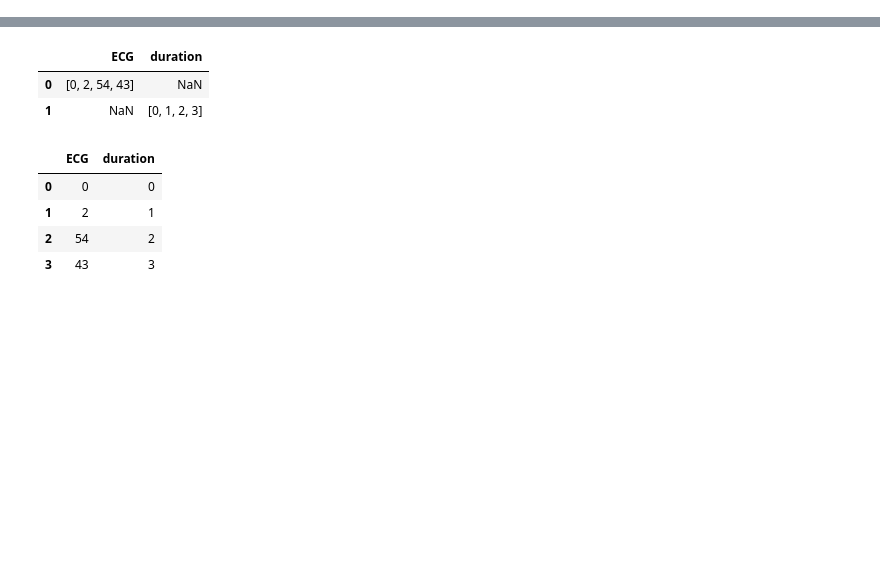
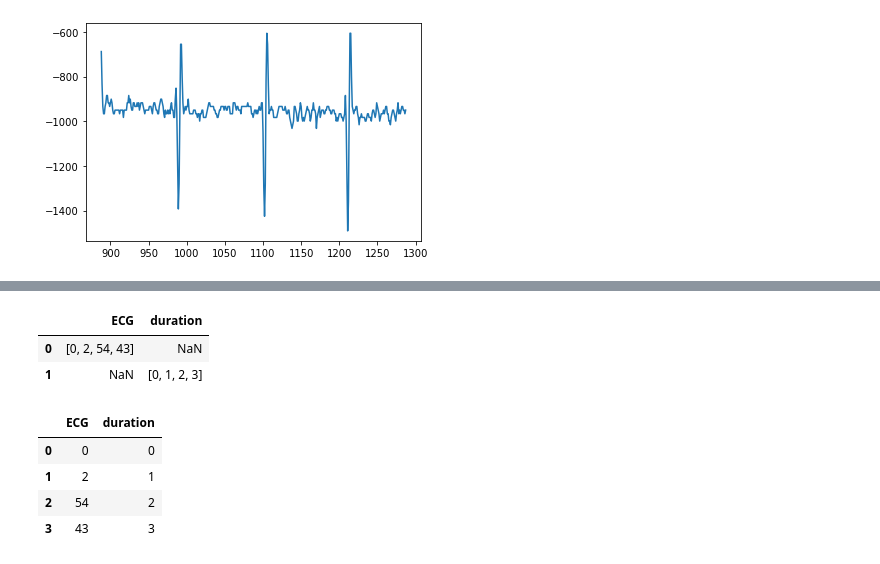
Before and after one commit to Aura-healthcare/Geneva_Health_Forum-HeartyPatch, a Jupyter notebook: data/visualisation.ipynb, the cells around one changed output, grey strips where cells are left out. Saved outputs shown, nothing was run; the diff lists cells and outputs as text; code cells hidden in the pictures; blank space fills up the shorter version.

```diff
--- a/data/visualisation.ipynb
+++ b/data/visualisation.ipynb
@@ -0,0 +6,11 @@
+# %%
+df = pd.read_csv('log_ecg.csv')
+sdt = StandardScaler()
+std_df = pd.DataFrame(sdt.fit_transform(df))
+sq_df = std_df
+sq_df['sq'] = sq_df.iloc[:,0].apply(lambda x: math.log(abs(x)+1))
+# %%
+sample = 400
+_ = sns.lineplot(x=df[-sample:].index, y=df.iloc[-sample:,0].values)
+# %% [output]
+[figure, added]
```
Also changed, not shown: parts of 2 cells of this notebook, 3 other files.
